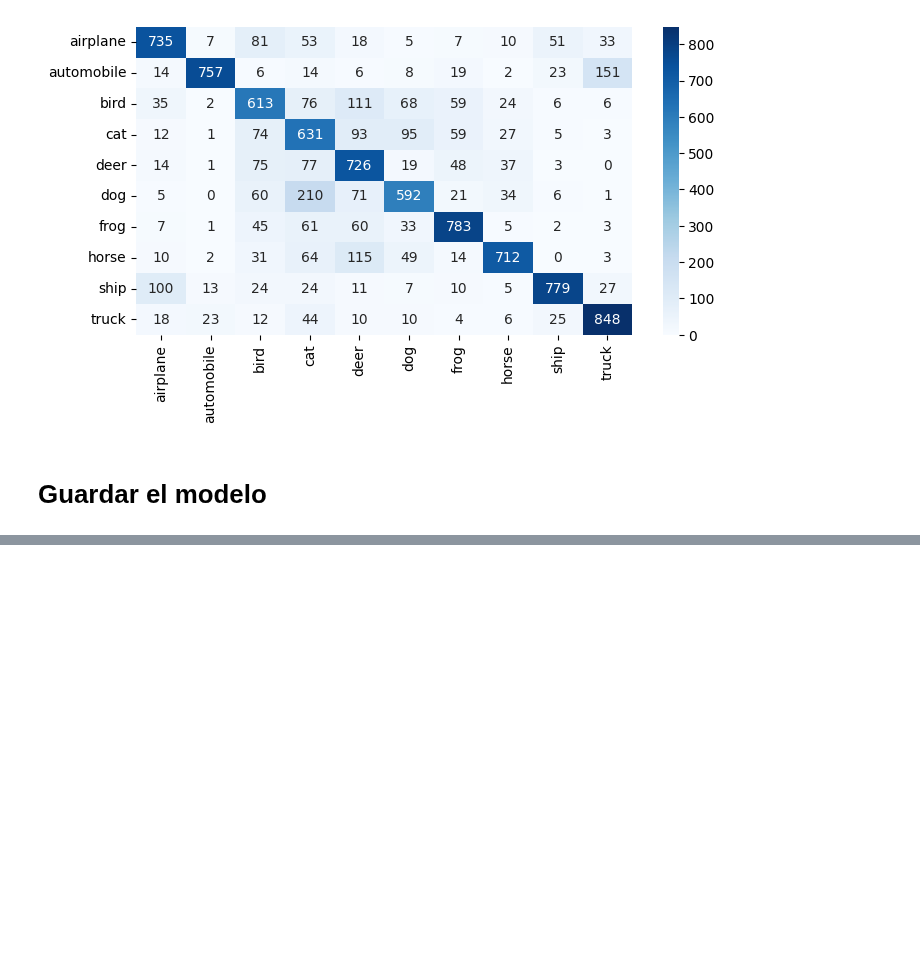
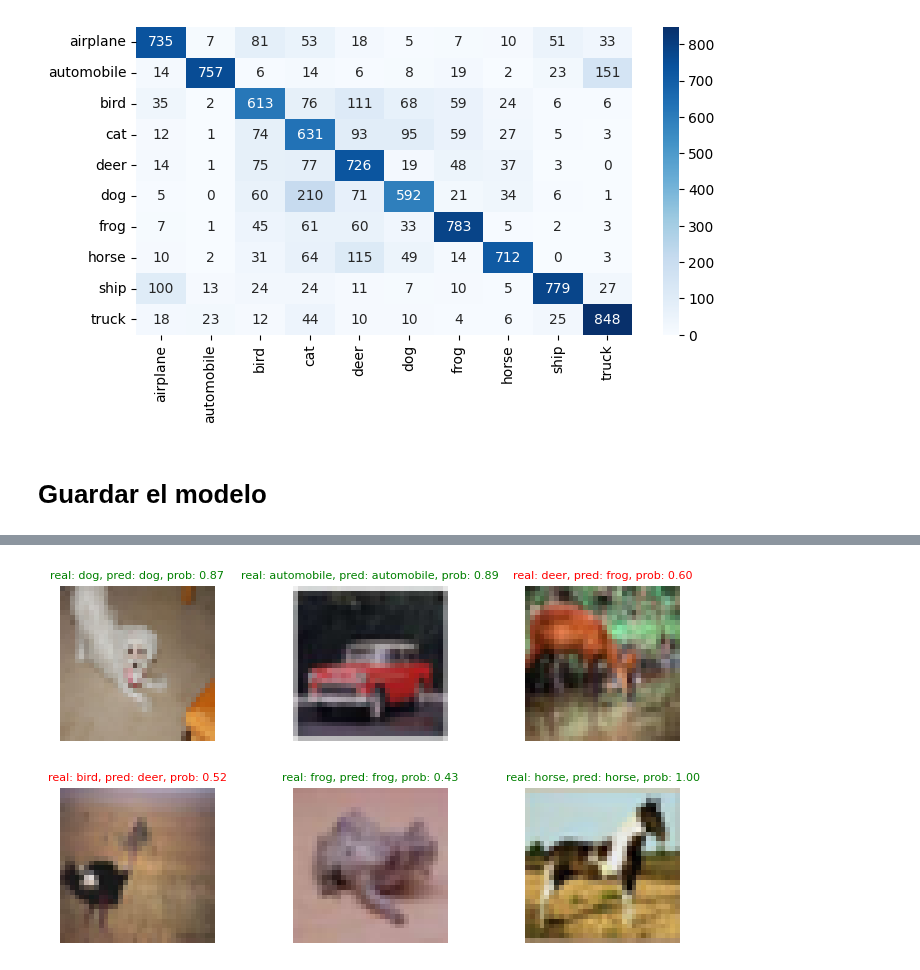
Before and after one commit to DeisyData/BIT_IA_Bootcamp, a Jupyter notebook: S11_C4_Intro_CNN_CF10.ipynb, the cells around one changed output, grey strips where cells are left out. Drawn from its saved outputs; the diff is of its cells as text; code cells hidden in the pictures; blank space fills up the shorter version.

```diff
--- a/S11_C4_Intro_CNN_CF10.ipynb
+++ b/S11_C4_Intro_CNN_CF10.ipynb
@@ -363,0 +369,2 @@ model_path = os.path.join(save_dir, 'model_vgg2.h5')
+# %%
+model_load = load_model(os.path.join(save_dir, 'cifar10_vgg3.h5'))
@@ -363,0 +373,29 @@ model_path = os.path.join(save_dir, 'model_vgg2.h5')
+# %%
+X_test = test_images
+y_test = test_labels
+
+test_index = np.random.randint(0, X_test.shape[0], size=6).tolist()
+X_pred = X_test[test_index]
+y_pred = model_load.predict(X_pred).round(2)
+classes_pred = np.argmax(y_pred,axis=1)
+
+n_rows = 2
+n_cols = 3
+plt.figure(figsize=(8, 5))
+for row in range (n_rows):
+  for col in range(n_cols):
+    index = n_cols*row + col
+    plt.subplot(n_rows, n_cols, index +1)
+    plt.imshow(X_pred[index], cmap="binary", interpolation="nearest")
+    plt.axis("off")
+    real_class = class_names[y_test[test_index[index]][0]]
+    pred_class = class_names[classes_pred[index]]
+    # Change the color of text based on whether prediction is right or wrong
+    if real_class == pred_class:
+      title_color = "g"
+    else:
+      title_color = "r"
+    plt.title(f"real: {real_class}, pred: {pred_class}, prob: {y_pred[index].max():.2f}", c=title_color,fontsize=8)
+plt.subplots_adjust(wspace=0.5, hspace=0.1)
+plt.show();
+# %% [output]
@@ -363,0 +403 @@ model_path = os.path.join(save_dir, 'model_vgg2.h5')
+[figure, added]
```
Also changed, not shown: parts of 3 cells of this notebook.
